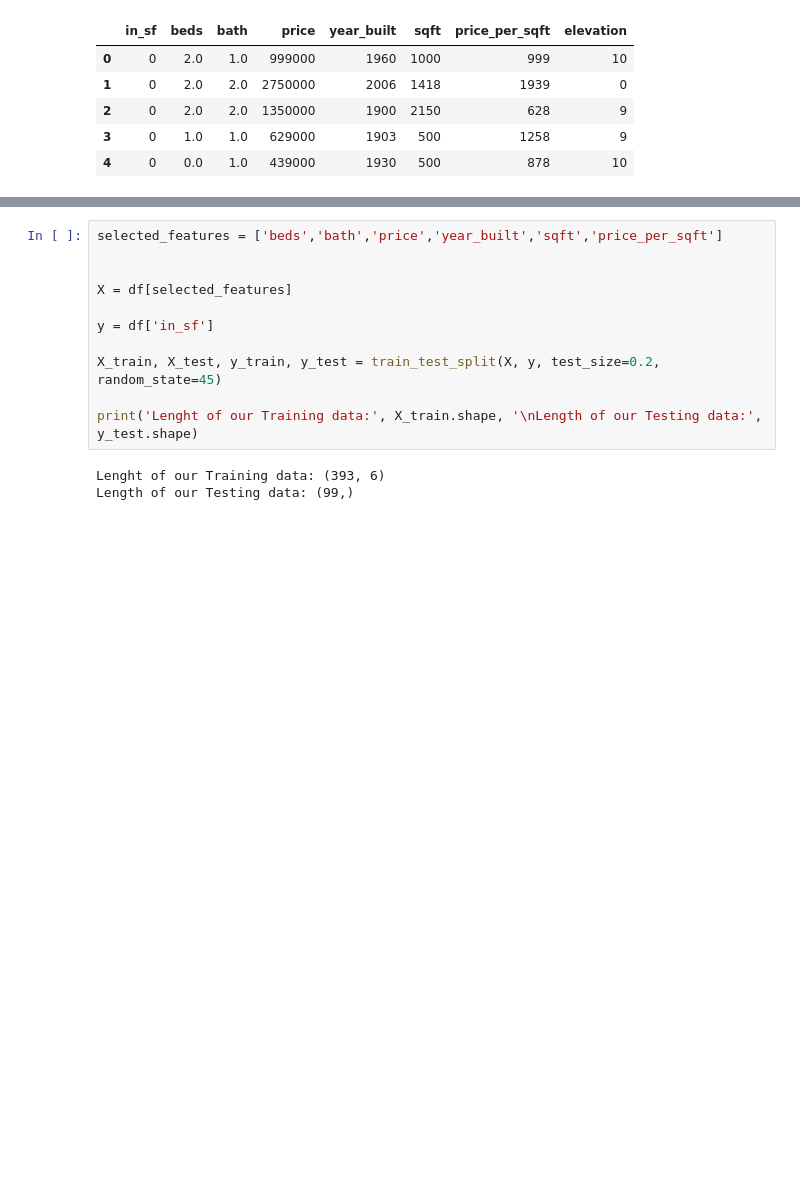
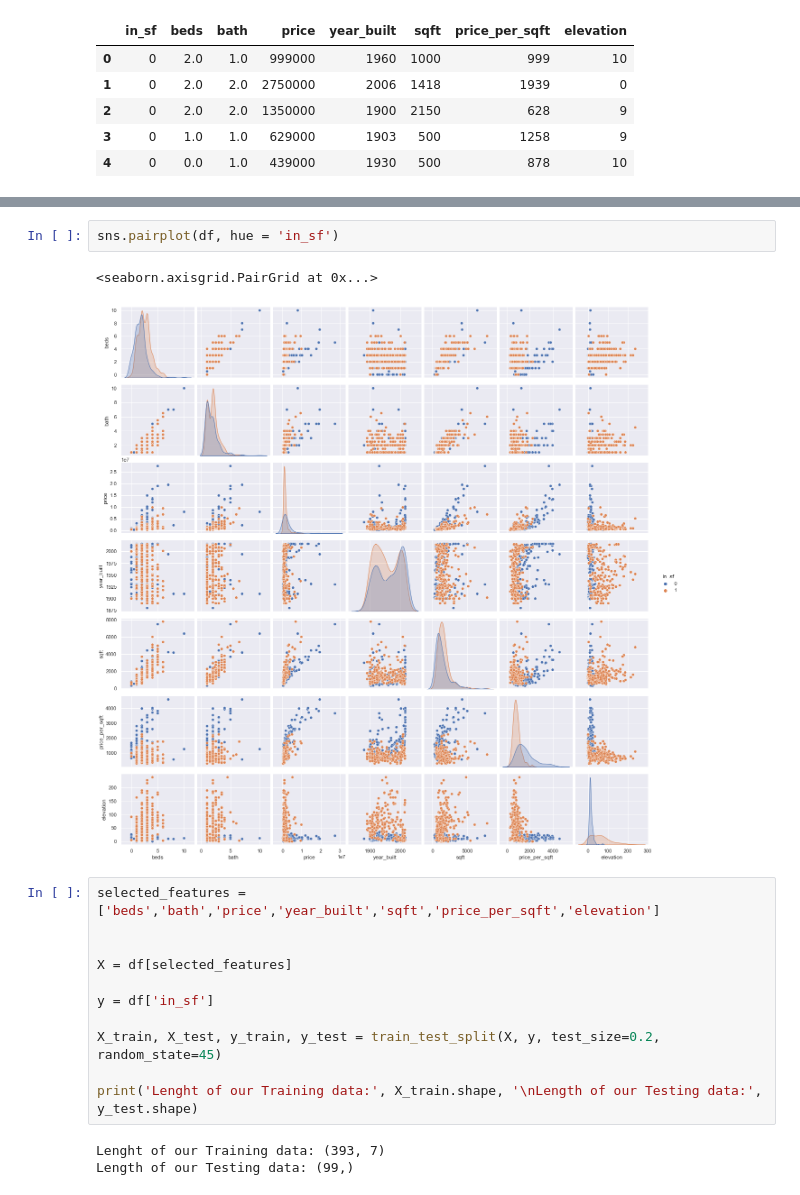
Before and after one commit to danieltabach/2021-fall-data-science, a Jupyter notebook: Week-05-RandomForest/Exercise-RandomForests.ipynb, the cells around one changed output, grey strips where cells are left out. Drawn from its saved outputs; the diff is of its cells as text; blank space fills up the shorter version.

```diff
--- a/Week-05-RandomForest/Exercise-RandomForests.ipynb
+++ b/Week-05-RandomForest/Exercise-RandomForests.ipynb
@@ -477,5 +485,10 @@ dtype: int64
+# %%
+sns.pairplot(df, hue = 'in_sf')
+# %% [output]
+<seaborn.axisgrid.PairGrid at 0x...>
+[figure, added]
 # %%
-selected_features = ['beds','bath','price','year_built','sqft','price_per_sqft']
+selected_features = ['beds','bath','price','year_built','sqft','price_per_sqft','elevation']
 
 
 X = df[selected_features]
@@ -486,7 +499,7 @@ X_train, X_test, y_train, y_test = train_test_split(X, y, test_size=0.2, random_
 
 print('Lenght of our Training data:', X_train.shape, '\nLength of our Testing data:', y_test.shape)
 # %% [output]
-Lenght of our Training data: (393, 6)
+Lenght of our Training data: (393, 7)
 Length of our Testing data: (99,)
 # %%
 # BUILD, TRAIN, AND EVAULATE A RANDOM FOREST MODEL BELOW.
```
Also changed, not shown: parts of 12 cells of this notebook.
